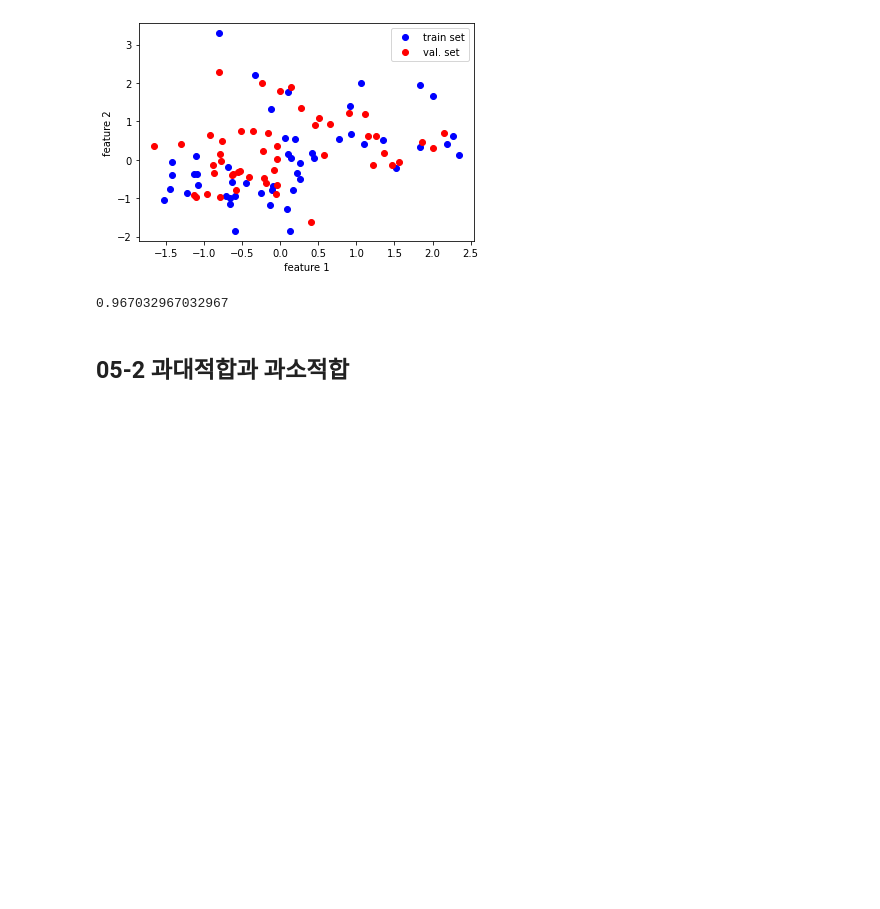
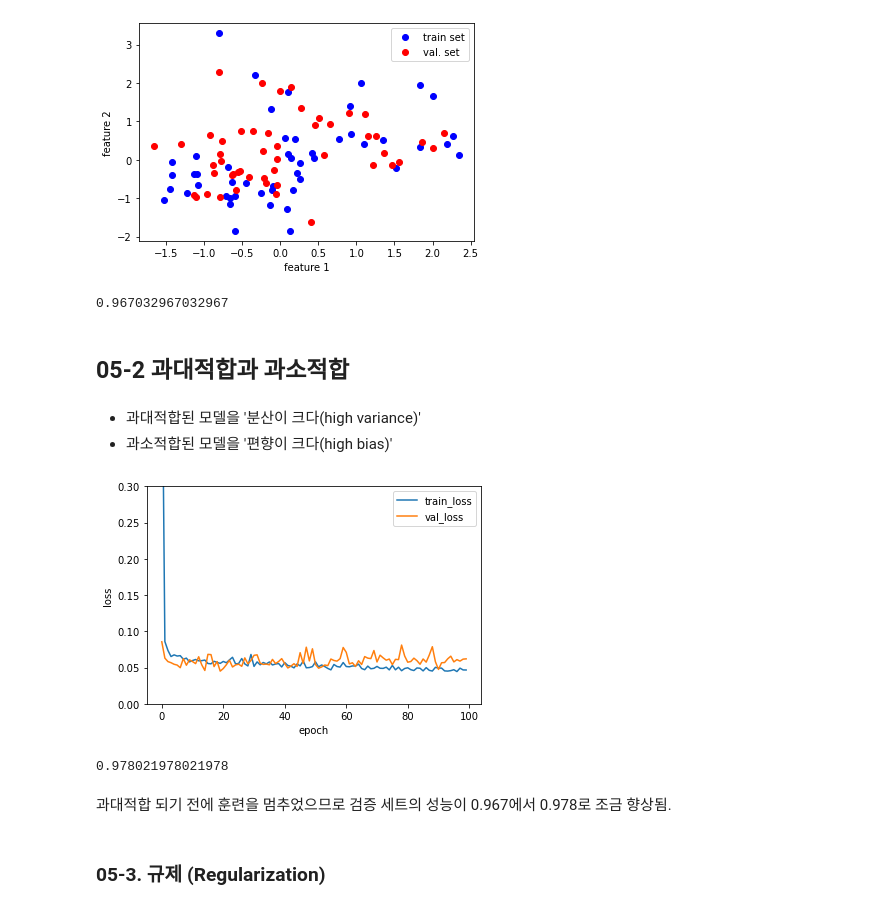
Before and after one commit to J-43/Do_it_DL, a Jupyter notebook: 05..ipynb, the cells around one changed output. Saved outputs shown, nothing was run; the diff lists cells and outputs as text; code cells hidden in the pictures; blank space fills up the shorter version.

```diff
--- a/05..ipynb
+++ b/05..ipynb
@@ -348,3 +348,33 @@ layer2.score(x_val_scaled, y_val)
 0.967032967032967
 # %% [markdown]
 ## 05-2 과대적합과 과소적합
+# %% [markdown]
+- 과대적합된 모델을 '분산이 크다(high variance)'
+- 과소적합된 모델을 '편향이 크다(high bias)'
+# %%
+# 4.모델 훈련하기
+layer3 = SingleLayer()
+layer3.fit(x_train_scaled, y_train, x_val=x_val_scaled, y_val=y_val)
+# %%
+# 5.손실값으로 그래프를 그려 에포크 횟수 지정하기
+
+plt.ylim(0, 0.3)
+plt.plot(layer3.losses)
+plt.plot(layer3.val_losses)
+plt.ylabel('loss')
+plt.xlabel('epoch')
+plt.legend(['train_loss', 'val_loss'])
+plt.show()
+# %% [output]
+[figure, added]
+# %%
+# 훈련조기종료하기
+layer4 = SingleLayer()
+layer4.fit(x_train_scaled, y_train, epochs=20)  # 20번
+layer4.score(x_val_scaled, y_val)
+# %% [output]
+0.978021978021978
+# %% [markdown]
+과대적합 되기 전에 훈련을 멈추었으므로 검증 세트의 성능이 0.967에서 0.978로 조금 향상됨.
+# %% [markdown]
+### 05-3. 규제 (Regularization)
```
